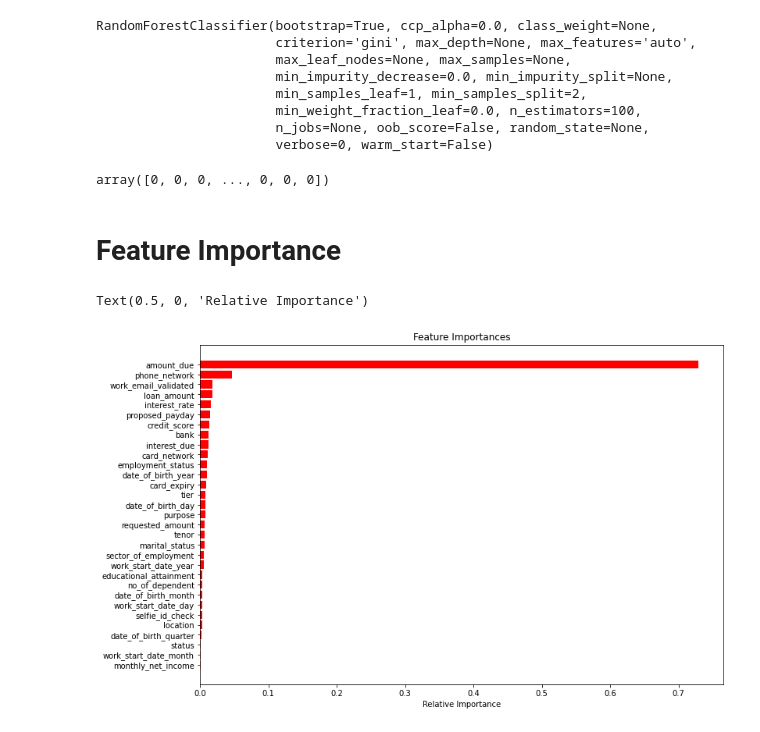
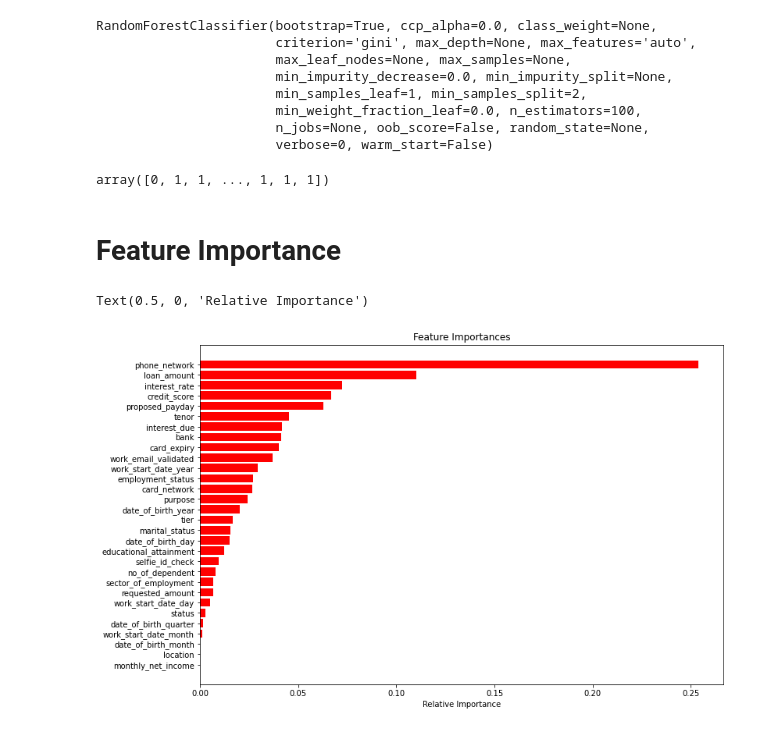
Before and after one commit to Precillieo/Financial-Model, a Jupyter notebook: Finance_Model_2.ipynb, the cells around one changed output. Cells and saved outputs as stored; diff of their text form; code cells hidden in the pictures.

```diff
--- a/Finance_Model_2.ipynb
+++ b/Finance_Model_2.ipynb
@@ -235,7 +245,7 @@ for x in val:
 #for u in cols:
   #df[u]= df[u].fillna('others')
 # %%
-df= df.drop(['gender', 'type_of_residence', 'address', 'status_id'], axis= 1)
+df= df.drop(['gender', 'type_of_residence', 'address', 'status_id', 'amount_due'], axis= 1)
 # %%
 df.isnull().sum()
 # %% [output]
@@ -350,7 +360,7 @@ Name: status, dtype: float64
 X= train.drop(['status'], axis= 1)
 y= train['status']
 # %%
-train_x, val_x, train_y, val_y= train_test_split(X, y, test_size= 0.2, random_state= 0)
+train_x, val_x, train_y, val_y= train_test_split(X, y, test_size= 0.2, random_state= 0, stratify= y)
 # %%
 lr= LogisticRegression()
 lr.fit(train_x, train_y)
@@ -471,7 +481,7 @@ prediction= rf.predict(test)
 # %%
 prediction
 # %% [output]
-array([0, 0, 0, ..., 0, 0, 0])
+array([0, 1, 1, ..., 1, 1, 1])
 # %%
 result= pd.DataFrame(prediction)
 # %%
@@ -480,14 +490,14 @@ result.to_csv('olowe.csv', index= False)
 # Feature Importance
 # %%
 features=df.columns
-importances = rf.feature_importances_
+importances = gb.feature_importances_
 indices = np.argsort(importances)
 
 plt.figure(figsize=(12,8))
 plt.title('Feature Importances')
 plt.barh(range(len(indices)), importances[indices], color='r', align='center')
 plt.yticks(range(len(indices)), features[indices])
 plt.xlabel('Relative Importance')
 # %% [output]
 Text(0.5, 0, 'Relative Importance')
-[figure, old version]
+[figure, new version]
```
Also changed, not shown: parts of 17 cells of this notebook.
